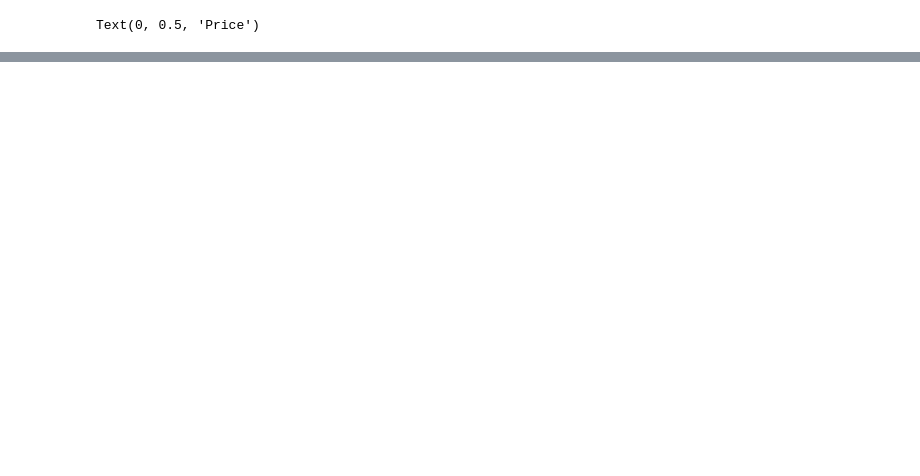
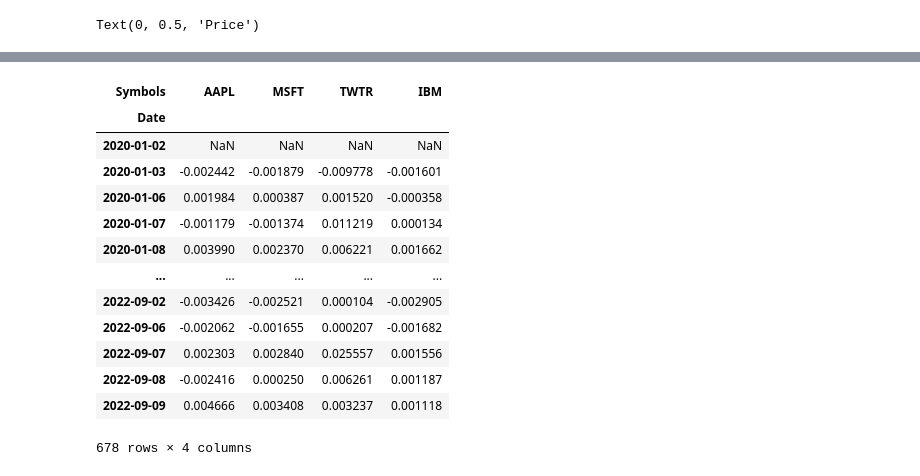
Before and after one commit to sullysbrain/python-machinelearning, a Jupyter notebook: jupyter-misc/financial-risks-calculations.ipynb, the cells around one changed output, grey strips where cells are left out. Drawn from its saved outputs; the diff is of its cells as text; code cells hidden in the pictures; blank space fills up the shorter version.

```diff
--- a/jupyter-misc/financial-risks-calculations.ipynb
+++ b/jupyter-misc/financial-risks-calculations.ipynb
@@ -295,0 +312,9 @@ Text(0, 0.5, 'Price')
+# %%
+tickers = ['AAPL', 'MSFT', 'TWTR', 'IBM']
+start = dt.datetime(2020,1,1)
+data = pdr.get_data_yahoo(tickers,start)
+data = data['Adj Close']
+# %%
+portfolio = [.25,.15,.40,.20]  #hypothetical portfolio distribution
+data = data.dropna()    #removes all NaaN
+np.sum(np.log(data/data.shift()), axis=1)     #normalizes
@@ -295,0 +335,17 @@ Text(0, 0.5, 'Price')
+# %%
+np.log(data/data.shift())*portfolio   #balanced portfolio
+# %% [output]
+| Symbols | AAPL | MSFT | TWTR | IBM |
+| Date |  |  |  |  |
+| 2020-01-02 | NaN | NaN | NaN | NaN |
+| 2020-01-03 | -0.002442 | -0.001879 | -0.009778 | -0.001601 |
+| 2020-01-06 | 0.001984 | 0.000387 | 0.001520 | -0.000358 |
+| 2020-01-07 | -0.001179 | -0.001374 | 0.011219 | 0.000134 |
+| 2020-01-08 | 0.003990 | 0.002370 | 0.006221 | 0.001662 |
+| ... | ... | ... | ... | ... |
+| 2022-09-02 | -0.003426 | -0.002521 | 0.000104 | -0.002905 |
+| 2022-09-06 | -0.002062 | -0.001655 | 0.000207 | -0.001682 |
+| 2022-09-07 | 0.002303 | 0.002840 | 0.025557 | 0.001556 |
+| 2022-09-08 | -0.002416 | 0.000250 | 0.006261 | 0.001187 |
+| 2022-09-09 | 0.004666 | 0.003408 | 0.003237 | 0.001118 |
+678 rows × 4 columns
```
Also changed, not shown: parts of 17 cells of this notebook, 1 other file.
